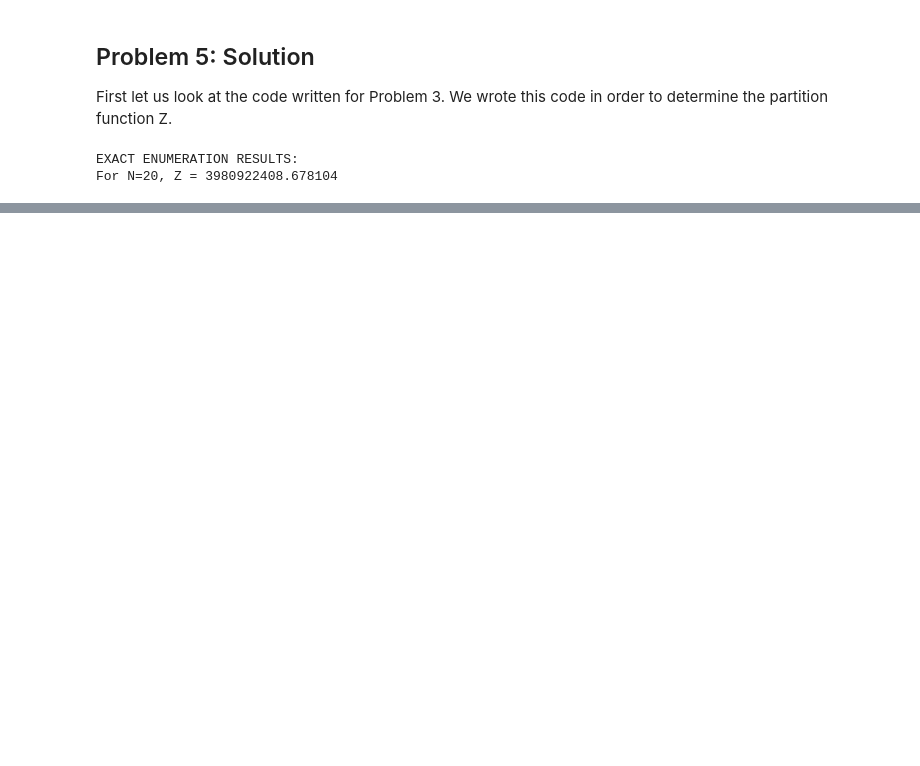
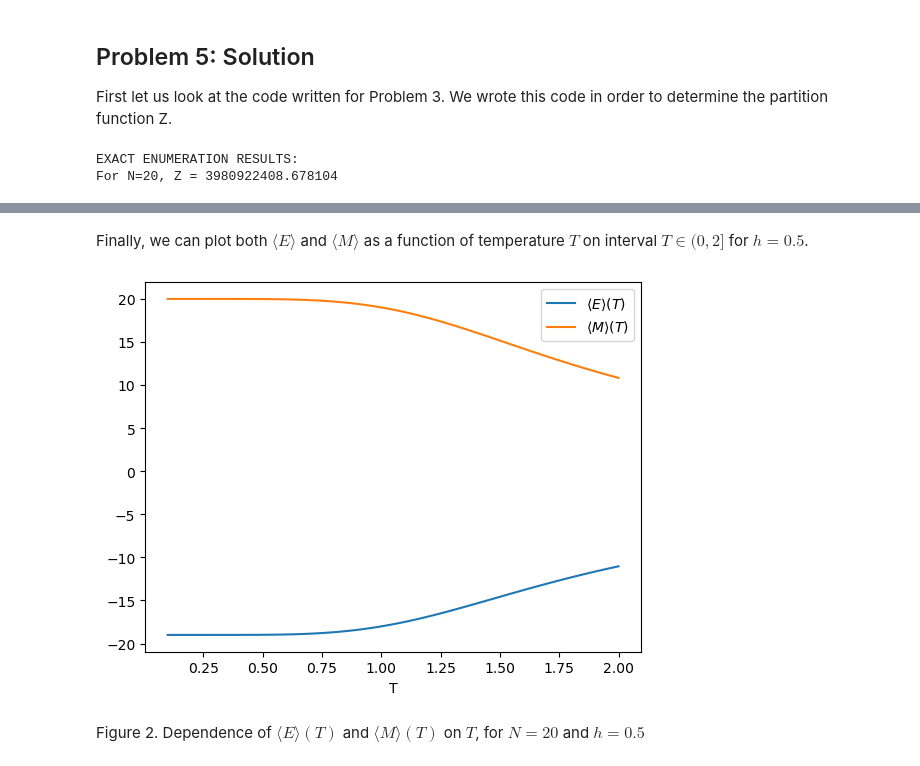
Before and after one commit to Pokraii05/CompSim1, a Jupyter notebook: CompSim_HW3.ipynb, the cells around one changed output, grey strips where cells are left out. Saved outputs shown, nothing was run; the diff lists cells and outputs as text; code cells hidden in the pictures; blank space fills up the shorter version.

```diff
--- a/CompSim_HW3.ipynb
+++ b/CompSim_HW3.ipynb
@@ -141,0 +429,45 @@ If we use our formulation of the partition function Z given by eq. X. We deter
+# %% [markdown]
+Finally, we can plot both $\langle E \rangle$ and $\langle M \rangle$ as a function of temperature $T$ on interval $T \in (0, 2]$ for $h = 0.5$.
+# %%
+import numpy as np
+from matplotlib import pyplot as plt
+
+J = 1.0
+k_b = 1.0
+
+T = np.linspace(0.1, 2, 100)
+
+def E(T):
+    E_top = 0
+    E_bottom = 0
+    beta = 1.0 / (k_b * T)
+    h = 0.5
+
+    for E, M in distr:
+        E_top += E * distr[E, M] * exp(-beta*(E - h * M))
+        E_bottom += distr[E, M] * exp(-beta*(E - h * M))
+
+    return E_top / E_bottom
+
+def M(T):
+    M_top = 0
+    M_bottom = 0
+    beta = 1.0 / (k_b * T)
+    h = 0.5
+
+    for E, M in distr:
+        M_top += M * distr[E, M] * exp(-beta*(E - h * M))
+        M_bottom += distr[E, M] * exp(-beta*(E - h * M))
+
+    return M_top / M_bottom
+
+plt.plot(T, [E(t) for t in T], label=r"$\langle E \rangle (T)$")
+plt.plot(T, [M(t) for t in T], label=r"$\langle M \rangle (T)$")
+
+plt.xlabel("T")
+plt.legend()
+plt.show()
+# %% [output]
+[figure, added]
+# %% [markdown]
+Figure 2. Dependence of $\langle E \rangle (T)$ and $\langle M \rangle (T)$ on $T$, for $N=20$ and $h=0.5$
```
Also changed, not shown: parts of 19 cells of this notebook, 24 other files.
